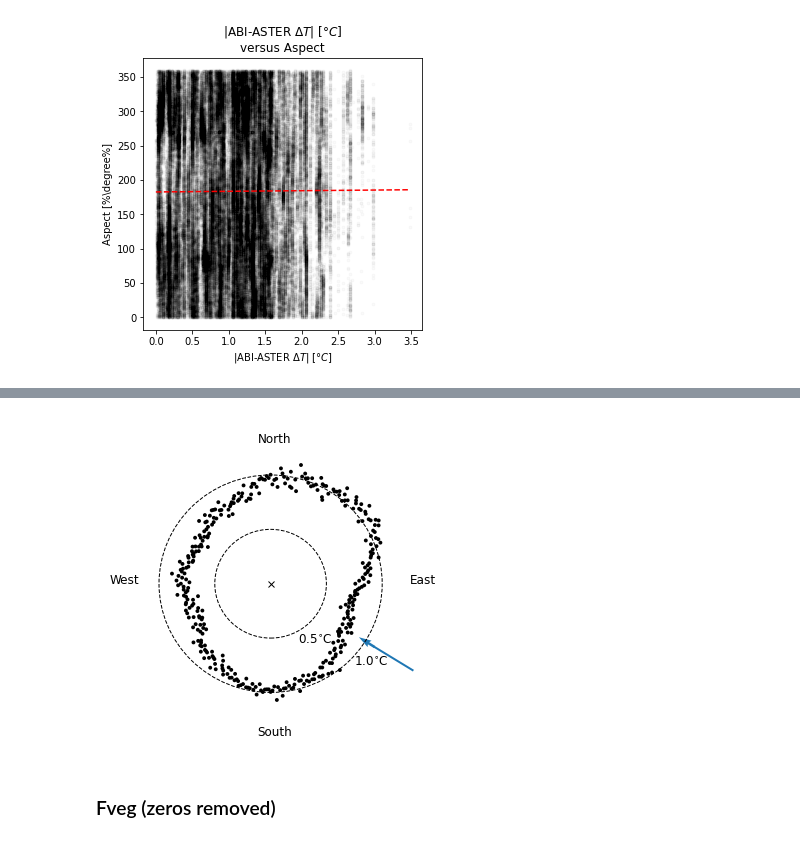
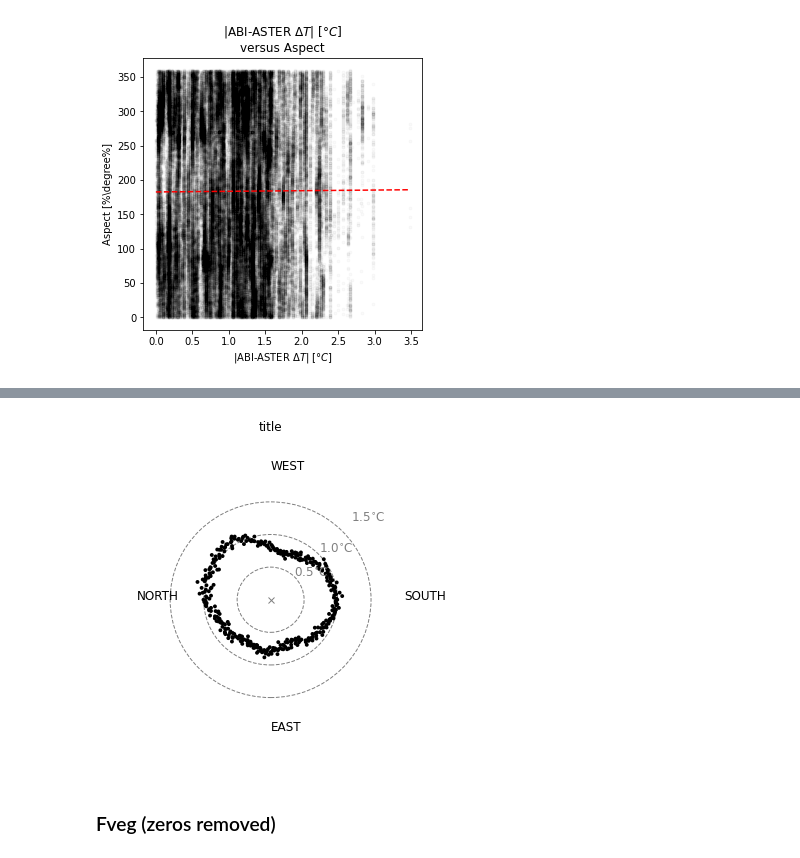
Before and after one commit to spestana/goes-cues, a Jupyter notebook: plot-raster-datasets-slopeaspectfveg.ipynb, the cells around one changed output, grey strips where cells are left out. Drawn from its saved outputs; the diff is of its cells as text; code cells hidden in the pictures.

Commit message:
Update plotting with work in progress for slope aspect fveg and fsca

```diff
--- a/plot-raster-datasets-slopeaspectfveg.ipynb
+++ b/plot-raster-datasets-slopeaspectfveg.ipynb
@@ -218,3 +201,5 @@ ds.to_netcdf('/storage/spestana/ASTER-MODIS-GOES-DEM-FVEG_orthorectified.nc')
+# %%
+ds = xr.open_dataset('/storage/spestana/ASTER-MODIS-GOES-DEM-FVEG_orthorectified.nc')
 # %% [markdown]
 ---
 ---
@@ -532,20 +597,9 @@ ds.aspect.plot(cmap=cmap)
 # %%
-def pol2cart(rho, phi, rotate):
-    # given a point's polar coordinates rho (radial distance), phi (clockwise azimuth angle),
-    # and rotate (angle to add to phi to put 0 degrees at the top like a compass)
-    #https://stackoverflow.com/questions/20924085/python-conversion-between-coordinates
-    x = rho * np.cos(np.radians(-phi+rotate))
-    y = rho * np.sin(np.radians(-phi+rotate))
-    return(x, y)
-
-azis = np.array([ds.aspect.values]*27).ravel() # azimuth angles these are oriented with 0 as south, 180 as north
+azis = np.array([ds.aspect.values]*len(ds.time)).ravel() # azimuth angles these are oriented with 0 as south, 180 as north
 temps = ds.ast_goes_mean_diff_tb.values.ravel() # temperatures
 
-#azis = ds.aspect.values.ravel() # azimuth angles
-#temps = ds.ast_goes_mean_diff_tb.mean(axis=0).values.ravel() # temperatures
 
-
-rotate = -90 # rotate 90 for 0 at top, rotate -90 for 0 at bottom
+rotate = 0 # rotate 90 for 0 at top, rotate -90 for 0 at bottom
 
 # for all data
 x,y = pol2cart(temps,azis,rotate)
@@ -559,42 +613,63 @@ x_1deg,y_1deg = pol2cart(temps_1deg,np.array(range(0,360)),rotate)
 
 fig,ax = plt.subplots(figsize=(6,6))
 
-ax.plot(0,0,'x',color='k')
-circle0p5 = plt.Circle((0, 0), 0.5, color='k', fill=False, linestyle='--')
-circle1 = plt.Circle((0, 0), 1, color='k', fill=False, linestyle='--')
-circle1p5 = plt.Circle((0, 0), 1.5, color='k', fill=False, linestyle='--')
-
+ax.plot(0,0,'x',color='grey')
+circle0p5 = plt.Circle((0, 0), radius=0.5, color='grey', fill=False, linestyle='--')
+circle1 = plt.Circle((0, 0), radius=1, color='grey', fill=False, linestyle='--')
+circle1p5 = plt.Circle((0, 0), radius=1.5, color='grey', fill=False, linestyle='--')
 ax.add_artist(circle0p5)
 ax.add_artist(circle1)
-#ax.add_artist(circle1p5)
-
-plt.text(.25,-.55,'0.5$^{\circ}$C',color='k',fontsize=12)
-plt.text(.75,-.75,'1.0$^{\circ}$C',color='k',fontsize=12)
-#plt.text(1.2,-1.1,'1.5$^{\circ}$C',color='k',fontsize=12)
+ax.add_artist(circle1p5)
 
 
-north_x, north_y = pol2cart(1.3,175,rotate)
-south_x, south_y = pol2cart(1.4,5,rotate)
-east_x, east_y = pol2cart(1.25,270,rotate)
-west_x, west_y = pol2cart(1.44,90,rotate)
-plt.text(north_x,north_y,'North',fontsize=12)
-plt.text(south_x,south_y,'South',fontsize=12)
-plt.text(east_x,east_y,'East',fontsize=12)
-plt.text(west_x,west_y,'West',fontsize=12)
+# for some reason... SOUTH IS 0
+x0,y0 = pol2cart(2,0,rotate)
+plt.text(x0,y0,'SOUTH',fontsize=12)
 
+# EAST IS 90
+x90,y90 = pol2cart(2,90,rotate)
+plt.text(x90,y90,'EAST',fontsize=12)
+
+# NORTH IS 180
+x180,y180 = pol2cart(2,180,rotate)
+plt.text(x180,y180,'NORTH',fontsize=12)
+
+# WEST IS 270
+x270,y270 = pol2cart(2,270,rotate)
+plt.text(x270,y270 ,'WEST',fontsize=12)
+
+plt.text(.35,.35,'0.5$^{\circ}$C',color='grey',fontsize=12)
+plt.text(.72,.72,'1.0$^{\circ}$C',color='grey',fontsize=12)
+plt.text(1.2,1.2,'1.5$^{\circ}$C',color='grey',fontsize=12)
+
+
+#north_x, north_y = pol2cart(1.7,175,rotate)
+#south_x, south_y = pol2cart(1.8,5,rotate)
+#east_x, east_y = pol2cart(1.6,270,rotate)
+#west_x, west_y = pol2cart(2.0,90,rotate)
+#plt.text(north_x,north_y,'North',fontsize=12)
+#plt.text(south_x,south_y,'South',fontsize=12)
+#plt.text(east_x,east_y,'East',fontsize=12)
+#plt.text(west_x,west_y,'West',fontsize=12)
+#
 #ax.scatter(x,y,s=5,alpha=0.3,facecolors='tab:gray', edgecolors='none',label='Temperature per 1$^{\circ}$ azimuth bin');
 ax.scatter(x_1deg,y_1deg,s=15,alpha=1,facecolors='k', edgecolors='none',zorder=3,label='Mean Temperature per 1$^{\circ}$ azimuth bin');
 #ax.plot(x_1deg,y_1deg,markersize=10,alpha=1, linestyle='-',c='r', zorder=3,label='Mean Temperature per 1$^{\circ}$ azimuth bin');
-plt.xlim((-1.5,1.5))
-plt.ylim((-1.5,1.5))
+plt.xlim((-2.5,2.5))
+plt.ylim((-2.5,2.5))
 plt.axis('off')
 #plt.legend(loc='lower right')
 #plt.savefig('polar_plot_mean_vs_AzimuthAngle_all_greaterthan1C.png',dpi=600)
 
 
-# Direction of GOES-16's view is about 122 degrees (when north is 0), but here with south as 0, that is 180+122 = 302
-sun_x, sun_y = pol2cart(1.5,302,rotate)
-sun_x2, sun_y2 = pol2cart(1.1,302,rotate)
-plt.quiver(sun_x2,sun_y2,-sun_x2,-sun_y2,color='tab:blue',label='GOES-16 ABI')
-plt.plot([sun_x,sun_x2],[sun_y,sun_y2],'-',linewidth='2',color='tab:blue')
+## Direction of GOES-16's view is about 122 degrees (when north is 0), but here with south as 0, that is 180+122 = 302
+#pointer_loc = 1.9
+#length = .3
+#sun_x, sun_y = pol2cart(pointer_loc+length,302,rotate)
+#sun_x2, sun_y2 = pol2cart(pointer_loc,302,rotate)
+#plt.quiver(sun_x2,sun_y2,-sun_x2,-sun_y2,color='grey',label='GOES-16 ABI')
+#plt.plot([sun_x,sun_x2],[sun_y,sun_y2],'-',linewidth='2',color='grey')
+#plt.text(sun_x+.1, sun_y-.1,'GOES-16 View',fontsize=12,color='grey')
+
+plt.title('title')
 # %% [output]
@@ -602,4 +677,4 @@ plt.plot([sun_x,sun_x2],[sun_y,sun_y2],'-',linewidth='2',color='tab:blue')
-[figure, old version]
+[figure, new version]
 # %% [markdown]
 ### Fveg (zeros removed)
 # %%
```
Also changed, not shown: parts of 32 cells of this notebook.
